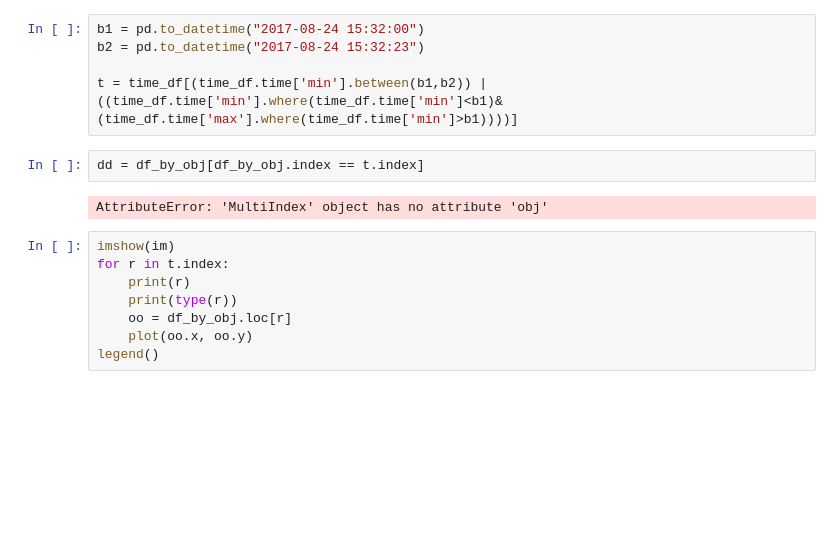
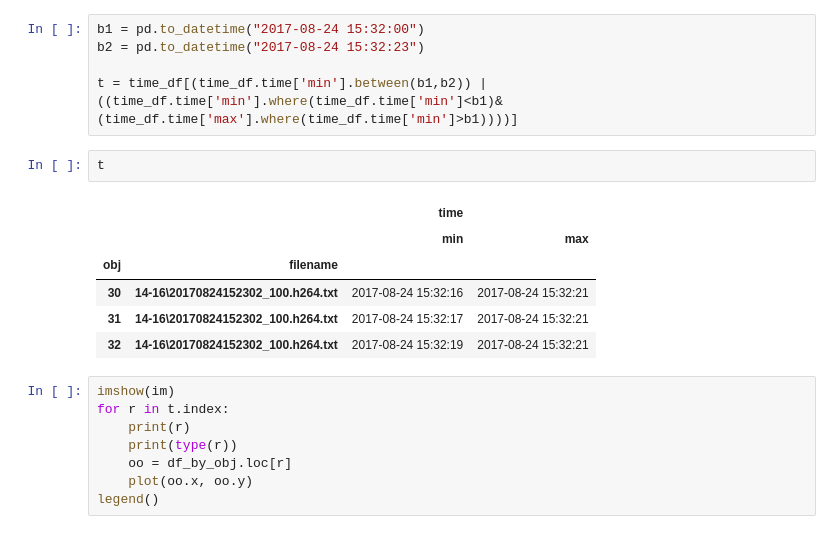
Before and after one commit to cfrenkel/Oddatet.Paths.Testure, a Jupyter notebook: part_2_fix.ipynb, the cells around one changed output. Saved outputs shown, nothing was run; the diff lists cells and outputs as text; blank space fills up the shorter version.

```diff
--- a/part_2_fix.ipynb
+++ b/part_2_fix.ipynb
@@ -88,10 +88,15 @@ b1 = pd.to_datetime("2017-08-24 15:32:00")
 b2 = pd.to_datetime("2017-08-24 15:32:23")
 
 t = time_df[(time_df.time['min'].between(b1,b2)) | ((time_df.time['min'].where(time_df.time['min']<b1)&(time_df.time['max'].where(time_df.time['min']>b1))))]
-# %%
-dd = df_by_obj[df_by_obj.index == t.index]
-# %% [output]
-AttributeError: 'MultiIndex' object has no attribute 'obj'
+# %%
+t
+# %% [output]
+|  |  | time |  |
+|  |  | min | max |
+| obj | filename |  |  |
+| 30 | 14-16\20170824152302_100.h264.txt | 2017-08-24 15:32:16 | 2017-08-24 15:32:21 |
+| 31 | 14-16\20170824152302_100.h264.txt | 2017-08-24 15:32:17 | 2017-08-24 15:32:21 |
+| 32 | 14-16\20170824152302_100.h264.txt | 2017-08-24 15:32:19 | 2017-08-24 15:32:21 |
 # %%
 imshow(im)
 for r in t.index:
```
Also changed, not shown: parts of 1 cell of this notebook, 2 other files.
